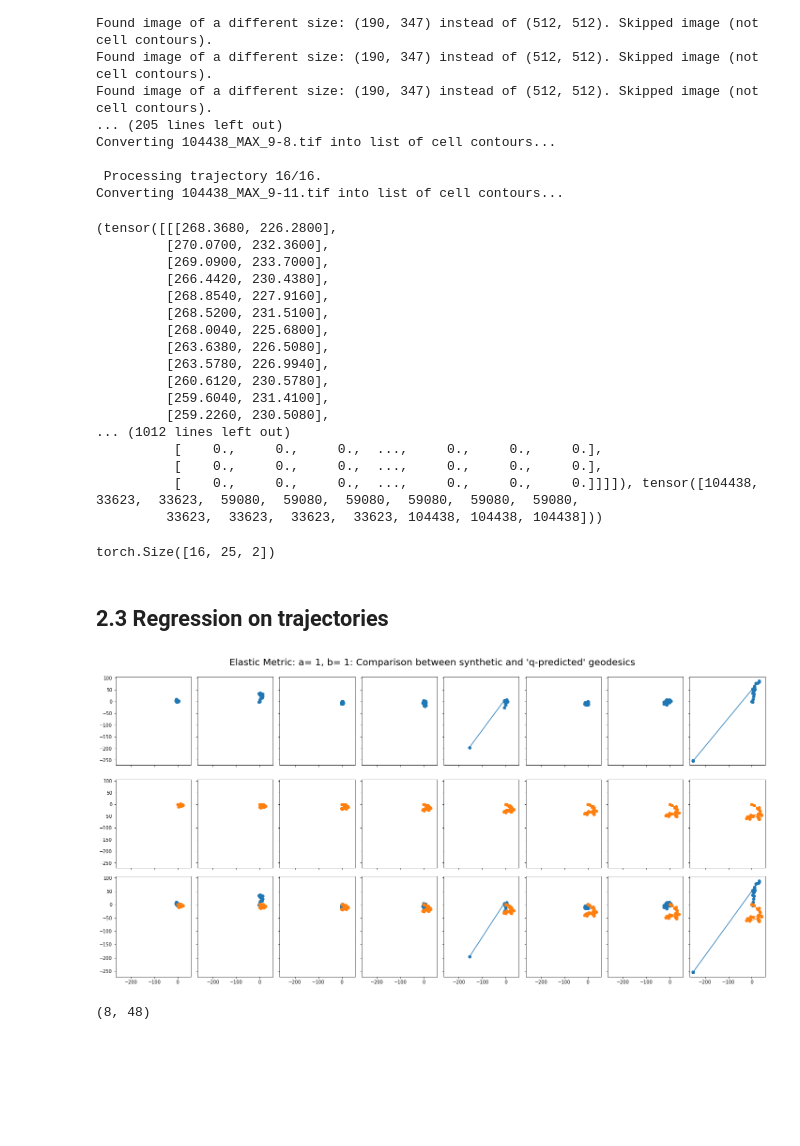
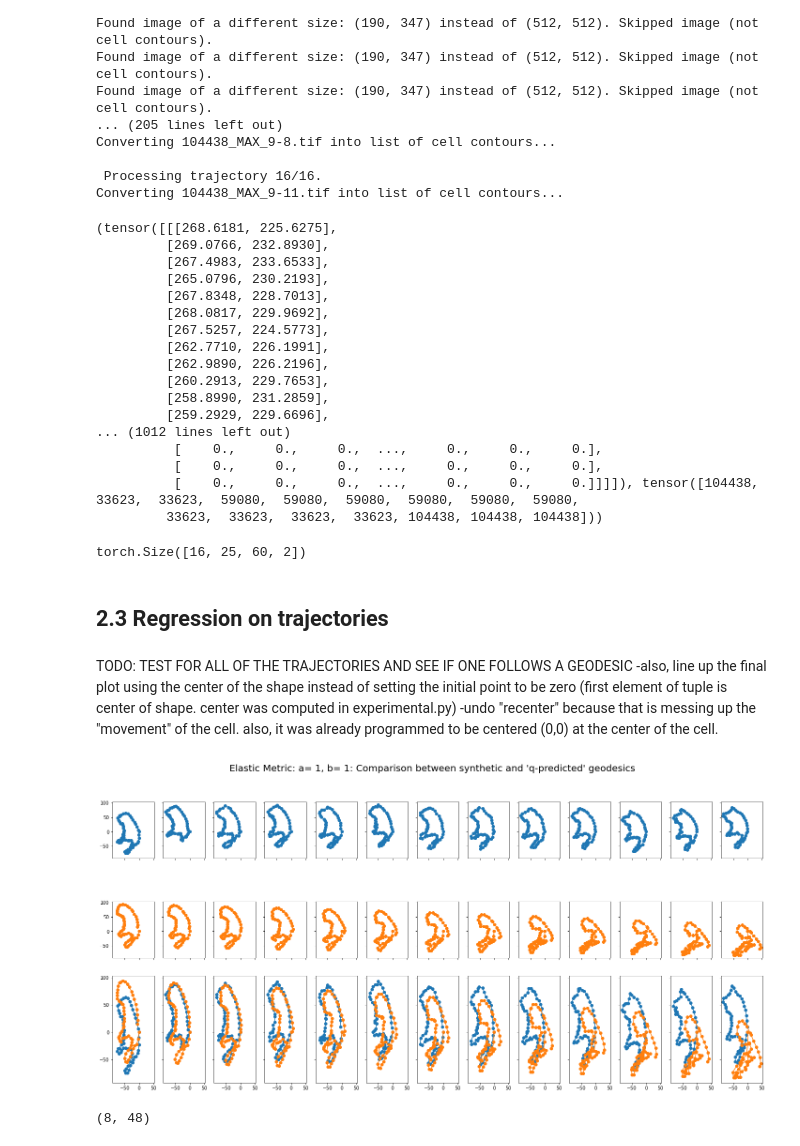
Before and after one commit to geometric-intelligence/dyn, a Jupyter notebook: dyn/notebooks/fit_data_with_f_transform.ipynb, the cells around one changed output. Drawn from its saved outputs; the diff is of its cells as text; code cells hidden in the pictures; blank space fills up the shorter version.

Commit message:
getting the data qfit to work better

```diff
--- a/dyn/notebooks/fit_data_with_f_transform.ipynb
+++ b/dyn/notebooks/fit_data_with_f_transform.ipynb
@@ -161,21 +161,21 @@ def plot_full_compare_ft_split_set(geodesic,a,b):
     q_vector_test = q_vector[half_n_times:]
 
     q_times_train = np.reshape(q_times_1d_train,(half_n_times,1))
-    q_times_test = np.reshape(q_times_1d_test,(half_n_times,1))
+    q_times_test = np.reshape(q_times_1d_test,(n_times-half_n_times,1))
 
     regr.fit(q_times_train,q_vector_train)
 
     #compute estimated q predictions
     q_vector_predict=regr.predict(q_times_test)
 
-    q_array_predict = np.reshape(q_vector_predict,(half_n_times,n_points-1,2))
+    q_array_predict = np.reshape(q_vector_predict,(n_times-half_n_times,n_points-1,2))
 
     #now, we will transform the array back into a tensor so that f_transoform_inverse will accept it
 
     q_tensor_predict= torch.from_numpy(q_array_predict)
 
     #do the transform
-    starting_point_array = gs.zeros((half_n_times, 2))
+    starting_point_array = gs.zeros((n_times-half_n_times, 2))
 
     predicted_curves=elastic_metric.f_transform_inverse(q_tensor_predict,starting_point_array)
 
@@ -197,27 +197,29 @@ def plot_full_compare_ft_split_set(geodesic,a,b):
 
     n_geodesics_plot=2
     fig, axes = plt.subplots(
-        n_geodesics_plot+1, half_n_times, figsize=(20,10), sharex=True, sharey=True
+        n_geodesics_plot+1, n_times-half_n_times, figsize=(20,10), sharex=True, sharey=True
     )
     fig.suptitle("Elastic Metric: a= "+str(a)+", b= " +str(b)+": Comparison between synthetic and 'q-predicted' geodesics", fontsize=20)
 
     for i_geodesic in range(n_geodesics_plot):
         curve = geodesic_array[i_geodesic]
-        for i_time in range(half_n_times):
+        for i_time in range(n_times-half_n_times):
             axes[i_geodesic, i_time].plot(
                 curve[i_time][:, 0], curve[i_time][:, 1], marker="o", c=f"C{i_geodesic}"
             )
             axes[i_geodesic, i_time].set_aspect("equal")
 
 
+
     #now, creating the third set of plots, where they are overlaid
     for i_geodesic in range(n_geodesics_plot):
         curve = geodesic_array[i_geodesic]
-        for i_time in range(half_n_times):
+        for i_time in range(n_times-half_n_times):
             axes[2, i_time].plot(
                 curve[i_time][:, 0], curve[i_time][:, 1], marker="o", c=f"C{i_geodesic}"
             )
             axes[i_geodesic, i_time].set_aspect("equal")
+
     plt.tight_layout()
 # %% [markdown]
 # 2. Loading real data
@@ -232,7 +234,7 @@ viz.init_matplotlib()
 # %% [markdown]
 ## 2.2 Loading trajectory of border cells
 # %%
-data = experimental.load_trajectory_of_border_cells(n_sampling_points=10)
+centers_traj, shapes_traj, imgs_traj, labels = experimental.load_trajectory_of_border_cells(n_sampling_points=60)
 # %% [output]
  Processing trajectory 1/16.
 Converting 104438_MAX_9-7.tif into list of cell contours...
@@ -254,18 +256,18 @@ Converting 104438_MAX_9-11.tif into list of cell contours...
 # %%
 print(data)
 # %% [output]
-(tensor([[[268.3680, 226.2800],
-         [270.0700, 232.3600],
-         [269.0900, 233.7000],
-         [266.4420, 230.4380],
-         [268.8540, 227.9160],
-         [268.5200, 231.5100],
-         [268.0040, 225.6800],
-         [263.6380, 226.5080],
-         [263.5780, 226.9940],
-         [260.6120, 230.5780],
-         [259.6040, 231.4100],
-         [259.2260, 230.5080],
+(tensor([[[268.6181, 225.6275],
+         [269.0766, 232.8930],
+         [267.4983, 233.6533],
+         [265.0796, 230.2193],
+         [267.8348, 228.7013],
+         [268.0817, 229.9692],
+         [267.5257, 224.5773],
+         [262.7710, 226.1991],
+         [262.9890, 226.2196],
+         [260.2913, 229.7653],
+         [258.8990, 231.2859],
+         [259.2929, 229.6696],
 ... (1012 lines left out)
           [    0.,     0.,     0.,  ...,     0.,     0.,     0.],
           [    0.,     0.,     0.,  ...,     0.,     0.,     0.],
@@ -273,15 +275,19 @@ print(data)
          33623,  33623,  33623,  33623, 104438, 104438, 104438]))
 # %%
 data_array = np.array(data[0])
-print(data[0].shape)
+print(shapes_traj.shape)
 # %% [output]
-torch.Size([16, 25, 2])
+torch.Size([16, 25, 60, 2])
 # %% [markdown]
 ## 2.3 Regression on trajectories
+# %% [markdown]
+TODO: TEST FOR ALL OF THE TRAJECTORIES AND SEE IF ONE FOLLOWS A GEODESIC
+-also, line up the final plot using the center of the shape instead of setting the initial point to be zero (first element of tuple is center of shape. center was computed in experimental.py)
+-undo "recenter" because that is messing up the "movement" of the cell. also, it was already programmed to be centered (0,0) at the center of the cell.
 # %%
-plot_full_compare_ft_split_set(data[0],1,1)
+plot_full_compare_ft_split_set(shapes_traj[0],1,1)
 # %% [output]
-[figure, old version]
+[figure, new version]
 # %%
 #only taking the first half because the second half has Nan, which is throwing errors.
 plot_full_compare_ft(data[0][:8],1,1)
```
Also changed, not shown: 1 other file.
